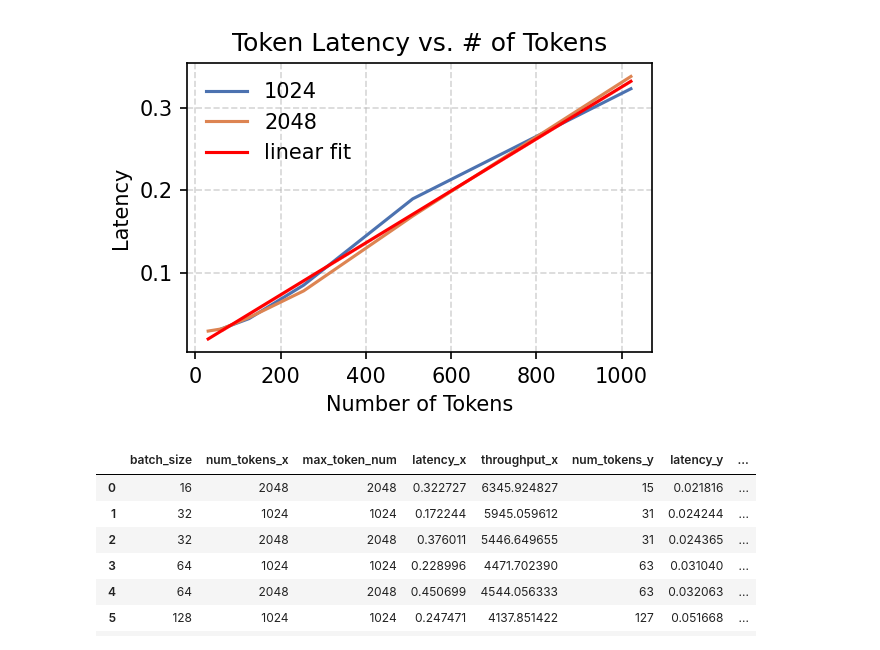
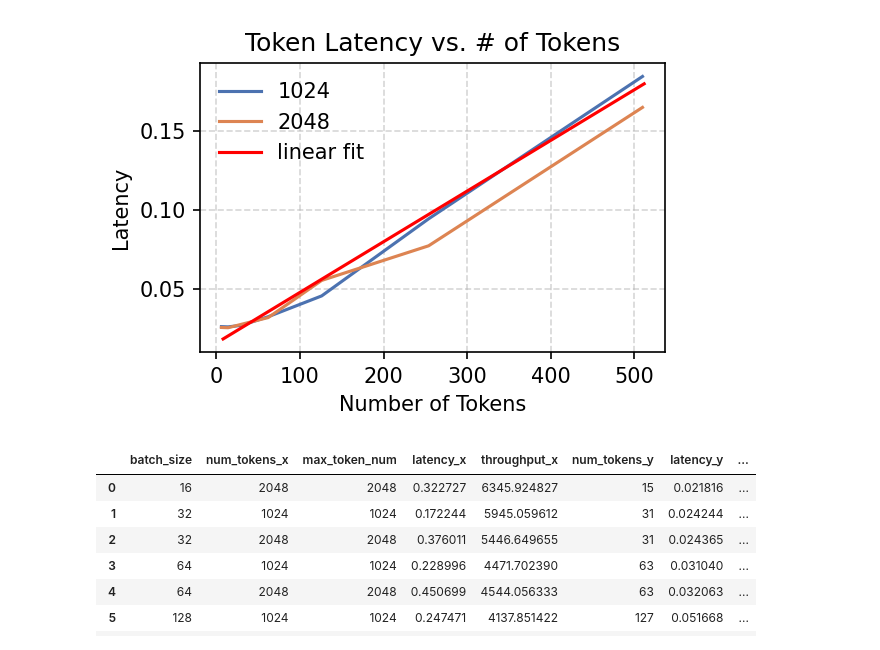
Before and after one commit to chengzhi-lu/vllm, a Jupyter notebook: examples/analysis/data/token_latency_analysis.ipynb, the cells around one changed output. Drawn from its saved outputs; the diff is of its cells as text; code cells hidden in the pictures.

```diff
--- a/examples/analysis/data/token_latency_analysis.ipynb
+++ b/examples/analysis/data/token_latency_analysis.ipynb
@@ -5,5 +5,6 @@ from matplotlib import pyplot as plt
 import numpy as np
 # %%
 token_latency = pd.read_csv(
-    "iter_level/iter_result_token_latency_swap_multi_tokens_limit_policy.csv"
+    "iter_level/iter_result_token_latency_swap_multi_tokens_limit_less_prefill_seq_policy.csv"
 )
+base_batch_sizes = token_latency["batch_size"].unique()
@@ -13,47 +32,85 @@ base_batch_sizes = token_latency["batch_size"].unique()
 # %%
-token_num_latency = (
+prefill_num_latency = (
     token_latency[
         (token_latency["current_stage"] == "prefill")
         & (token_latency["recomputed_token_nums"] == 0)
-        & (token_latency["batch_size"] <= 512)
+        & (token_latency["batch_size"] <= 1024)
         & (token_latency["repeat_time"] > 0)
-    ][["num_tokens", "latency", "batch_size","max_token_num"]]
-    .groupby(["num_tokens", "batch_size","max_token_num"])
+    ][["num_tokens", "latency", "batch_size", "max_token_num"]]
+    .groupby(["num_tokens", "batch_size", "max_token_num"])
     .mean()
     .reset_index()
 )
+decode_num_latency = (
+    token_latency[
+        (token_latency["current_stage"] == "decode")
+        & (token_latency["recomputed_token_nums"] == 0)
+        & (token_latency["batch_size"] <= 1024)
+        & (token_latency["repeat_time"] > 0)
+    ][["num_tokens", "latency", "batch_size", "max_token_num"]]
+    .groupby(["num_tokens", "batch_size", "max_token_num"])
+    .mean()
+    .reset_index()
+)
+
+
+def get_predicted_latency_coeff(df):
+    coeff = np.polyfit(df["batch_size"], df["latency"], deg=1)
+
+    return coeff[0], coeff[1]
+
+
+prefill_token_num_latency_coeffs = (
+    prefill_num_latency.groupby("max_token_num")
+    .apply(lambda df: get_predicted_latency_coeff(df))
+    .apply(pd.Series)
+    .T
+)
+
+decode_num_latency_coeffs = (
+    decode_num_latency.groupby("max_token_num")
+    .apply(lambda df: get_predicted_latency_coeff(df))
+    .apply(pd.Series)
+    .T
+)
+
+
 plt.figure(figsize=(4, 2.5), dpi=150)
 sns.lineplot(
     x="num_tokens",
     y="latency",
-    hue='max_token_num',
-    data=token_num_latency,
+    hue="max_token_num",
+    data=prefill_num_latency,
     sort=True,
     palette="deep",
 )
+
+
 sns.lineplot(
-    x=token_num_latency["num_tokens"],
-    y=np.poly1d(
-        np.polyfit(
-            token_num_latency["num_tokens"], token_num_latency["latency"], deg=1
-        )
-    )(token_num_latency["num_tokens"]),
+    x=prefill_num_latency[prefill_num_latency["max_token_num"] == 1024][
+        "batch_size"
+    ],
+    y=np.poly1d(prefill_token_num_latency_coeffs[1024].values)(
+        prefill_num_latency[prefill_num_latency["max_token_num"] == 1024][
+            "batch_size"
+        ]
+    ),
     color="red",
     label="linear fit",
 )
-token_nums = sorted(token_num_latency["num_tokens"].unique())
+token_nums = sorted(prefill_num_latency["batch_size"].unique())
 # plt.yscale("log")
 plt.legend(frameon=False)
 plt.title("Token Latency vs. # of Tokens")
 
 # plt.xticks(token_nums,rotation=90)
 # plt.xlim(192, 2048)
 plt.xlabel("Number of Tokens")
 plt.ylabel("Latency")
 plt.grid(alpha=0.5, linestyle="--")
 plt.show()
 # %% [output]
-[figure, old version]
+[figure, new version]
 # %%
 prefill_coefficient = [0.00039137, 0.02193963]
 decode_coefficient = [0.00023192, 0.01490469]
```
Also changed, not shown: parts of 8 cells of this notebook, 7 other files.
